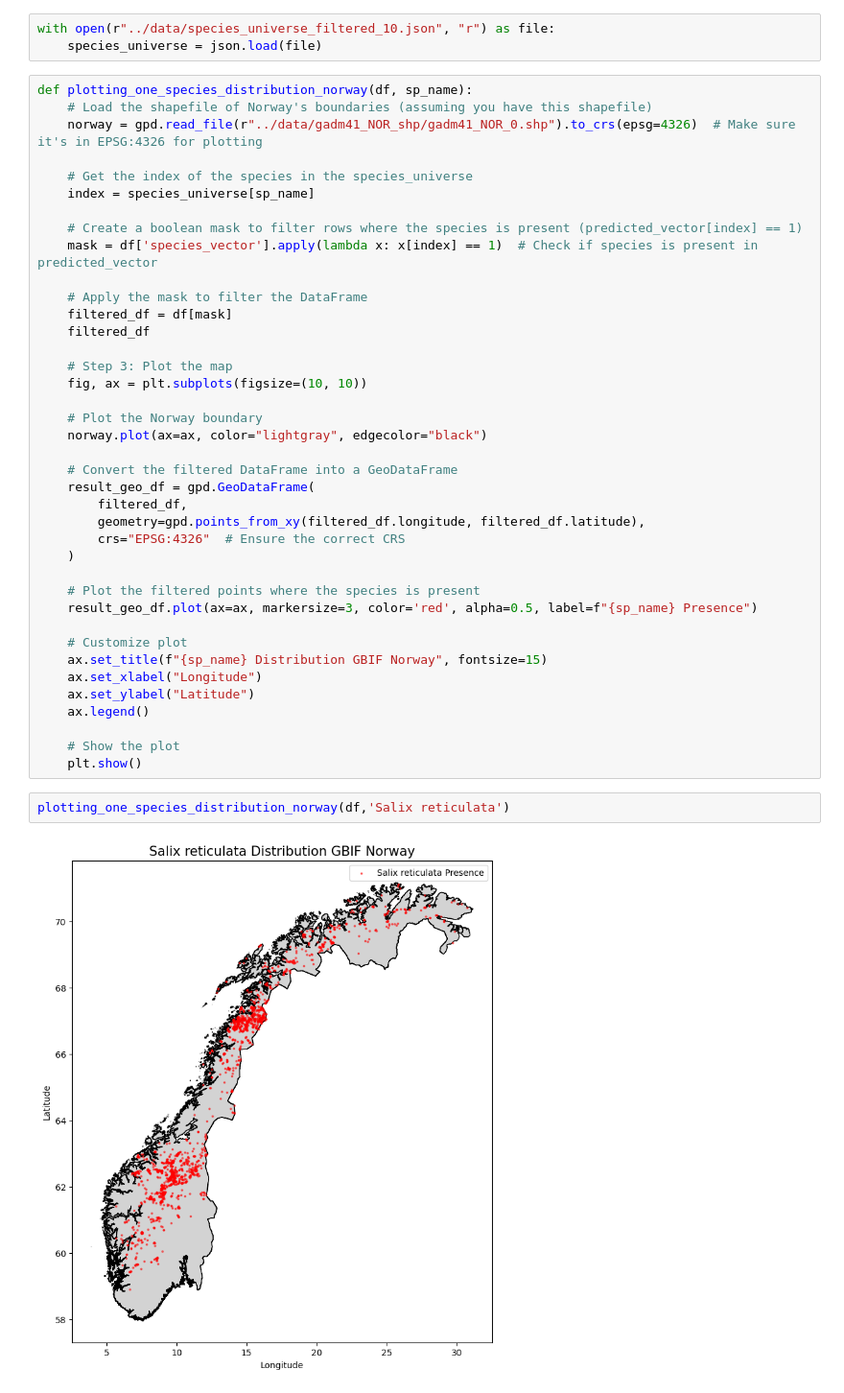
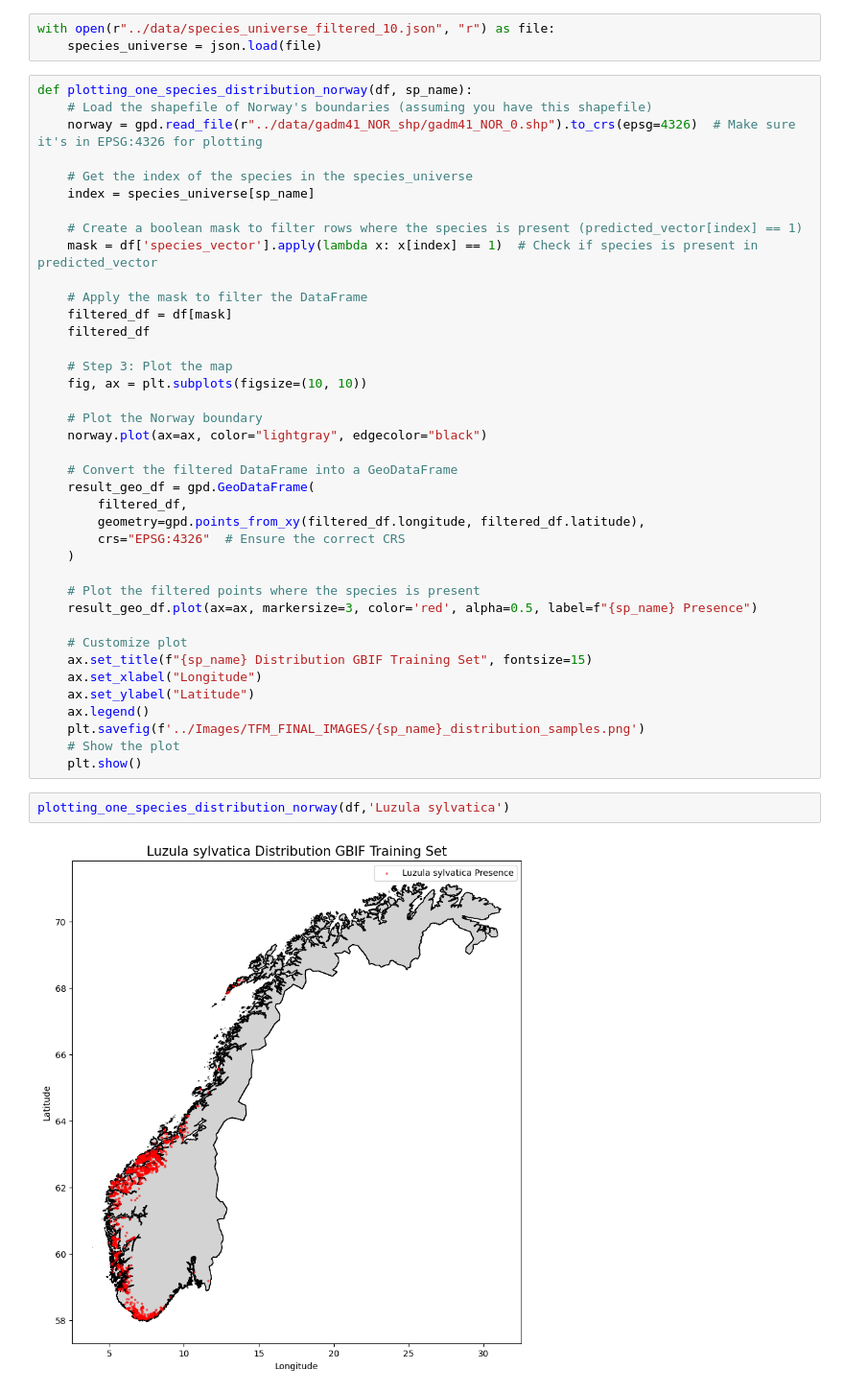
Before and after one commit to rauletepawa/Species_Distribution_Modeling, a Jupyter notebook: code/GBIF_sp_distribution.ipynb, the cells around one changed output. Shown: that part at 96% size. Drawn from its saved outputs; the diff is of its cells as text.

Commit message:
commit images

```diff
--- a/code/GBIF_sp_distribution.ipynb
+++ b/code/GBIF_sp_distribution.ipynb
@@ -62,14 +62,14 @@ def plotting_one_species_distribution_norway(df, sp_name):
     result_geo_df.plot(ax=ax, markersize=3, color='red', alpha=0.5, label=f"{sp_name} Presence")
 
     # Customize plot
-    ax.set_title(f"{sp_name} Distribution GBIF Norway", fontsize=15)
+    ax.set_title(f"{sp_name} Distribution GBIF Training Set", fontsize=15)
     ax.set_xlabel("Longitude")
     ax.set_ylabel("Latitude")
     ax.legend()
-
+    plt.savefig(f'../Images/TFM_FINAL_IMAGES/{sp_name}_distribution_samples.png')
     # Show the plot
     plt.show()
 # %%
-plotting_one_species_distribution_norway(df,'Salix reticulata')
+plotting_one_species_distribution_norway(df,'Luzula sylvatica')
 # %% [output]
-[figure, old version]
+[figure, new version]
```
Also changed, not shown: 37 other files.
